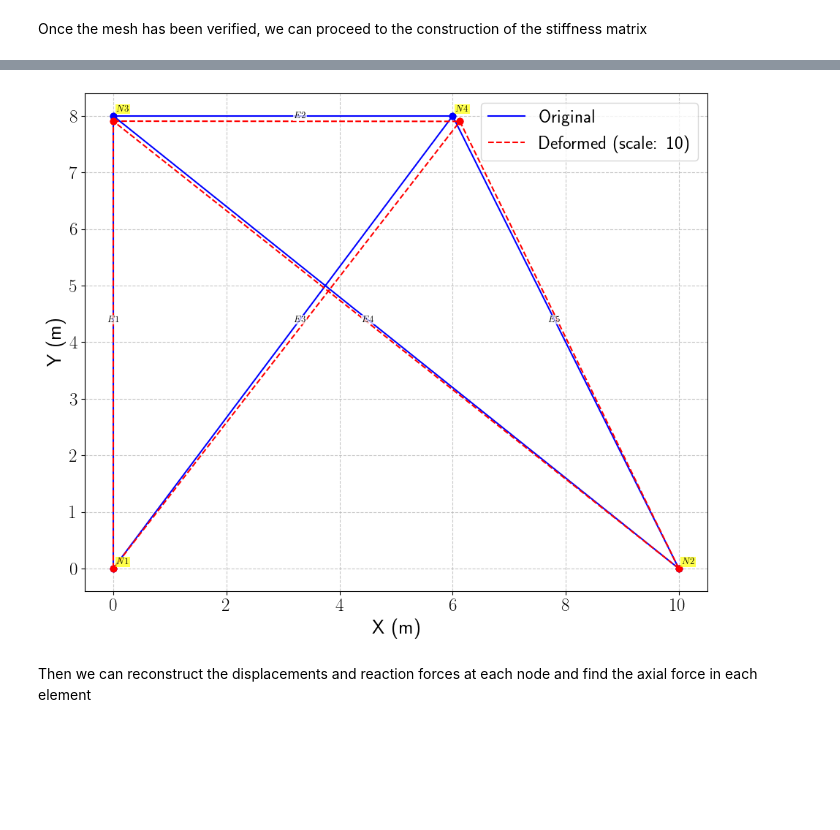
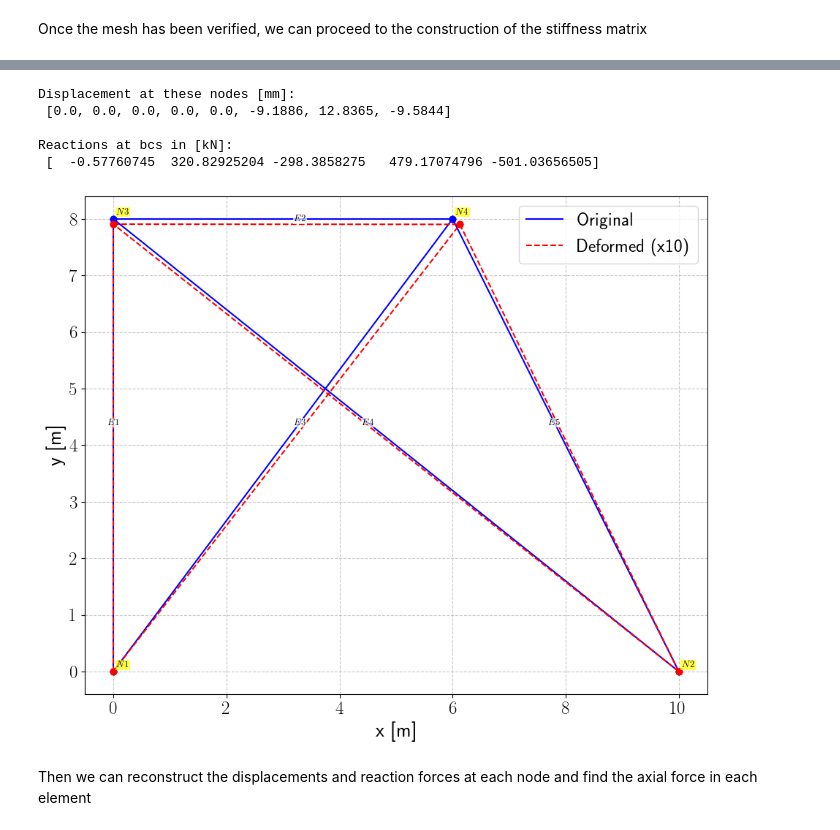
Before and after one commit to a-brugnoli/fea-class-3A, a Jupyter notebook: PC1/truss_example_2/truss_solution.ipynb, the cells around one changed output, grey strips where cells are left out. Drawn from its saved outputs; the diff is of its cells as text; code cells hidden in the pictures; blank space fills up the shorter version.

```diff
--- a/PC1/truss_example_2/truss_solution.ipynb
+++ b/PC1/truss_example_2/truss_solution.ipynb
@@ -26,7 +26,7 @@ EA = A * E
 
 L_1 = 6 # m
 L_2 = 4 # m
-H = 8 # m
+H = 8   # m
 
 # The nodes are numbered from the bottom to the top, from the left to the right
 
@@ -38,10 +38,10 @@ node_4 = np.array([L_1, H])
 coordinates = np.vstack((node_1, node_2, node_3, node_4))
 
 connectivity_table = np.array([[1, 3],
-                            [3, 4],
-                            [1, 4],
-                            [2, 3],
-                            [2, 4]]) - 1 # -1 because of python convention
+                                [3, 4],
+                                [1, 4],
+                                [2, 3],
+                                [2, 4]]) - 1 # -1 because of python convention
 
 n_nodes = coordinates.shape[0]
 n_elements = connectivity_table.shape[0]
@@ -52,14 +52,14 @@ n_dofs = n_nodes * 2
 dict_forces_1 = {3: np.array([0, - 400]),
                4: np.array([800, - 400])}
 
-f_1 = np.zeros(n_dofs)
+f = np.zeros(n_dofs)
 
 for node, force_node in dict_forces_1.items():
     node_id = node - 1
-    f_1[2*node_id:2*node_id+2] = force_node
+    f[2*node_id:2*node_id+2] = force_node
 
 
-# Node 1 fixes the x, y displacement. Node 3 fixes the x displacement
+# Node 1, 2 fixes the x, y displacement. Node 3 fixes the x displacement
 dofs_bcs = [0, 1, 2, 3, 4]
 # %% [markdown]
 Then the second part consists in assembling the stiffness matrix. First of all we verify that the mesh is correct by plotting the different elements
@@ -136,28 +81,44 @@ Reactions at bcs in [kN]:
+# %%
+from src.fem.assemble_stiffness import assemble_stiffness_truss_2d
+from src.fem.solve_system import solve_system_homogeneous_bcs
+
+K, _, _ = assemble_stiffness_truss_2d(coordinates, connectivity_table, EA)
+q_all, reactions = solve_system_homogeneous_bcs(K, f, dofs_bcs)
+
+q_all_mm = [round(v, 4) for v in 1e3*q_all]
+print(f"Displacement at these nodes [mm]:\n {q_all_mm}\n")
+print(f"Reactions at bcs in [kN]:\n {reactions}\n")
+# %% [output]
+Displacement at these nodes [mm]:
+ [0.0, 0.0, 0.0, 0.0, 0.0, -9.1886, 12.8365, -9.5844]
+
+Reactions at bcs in [kN]:
+ [  -0.57760745  320.82925204 -298.3858275   479.17074796 -501.03656505]
 # %%
 # Plot the obtained solution by amplifying the displacements
-from src.plot_mesh import plot_truss_structure
+from src.postprocessing.plot_mesh import plot_truss_structure
 
-fig, ax = plt.subplots(figsize=(12, 8))
+fig, ax = plt.subplots(figsize=(10, 8))
 ax = plot_truss_structure(coordinates, connectivity_table, ax=ax,
         show_element_labels=True,
         show_node_labels=True,
         color='blue',
         linestyle='o-',
         label='Original',
-        xlabel='X (m)',
-        ylabel='Y (m)',)
+        xlabel='x [m]',
+        ylabel='y [m]',)
 
 scale = 10
-deformed_coordinates = coordinates + scale * u_all_1.reshape(-1, 2)
+deformed_coordinates = coordinates + scale * q_all.reshape(-1, 2)
 ax = plot_truss_structure(deformed_coordinates, connectivity_table, ax=ax, color='red',
         linestyle='o--',
         show_element_labels=False,
         show_node_labels=False,
-        label=f'Deformed (scale: {scale})')
+        label=f'Deformed (x{scale})')
 plt.tight_layout()
 plt.show()
 # %% [output]
-[figure, old version]
+[figure, new version]
 # %% [markdown]
 Then we can reconstruct the displacements and reaction forces at each node and find the axial force in each element
 # %%
```
Also changed, not shown: parts of 10 cells of this notebook, 13 other files.
